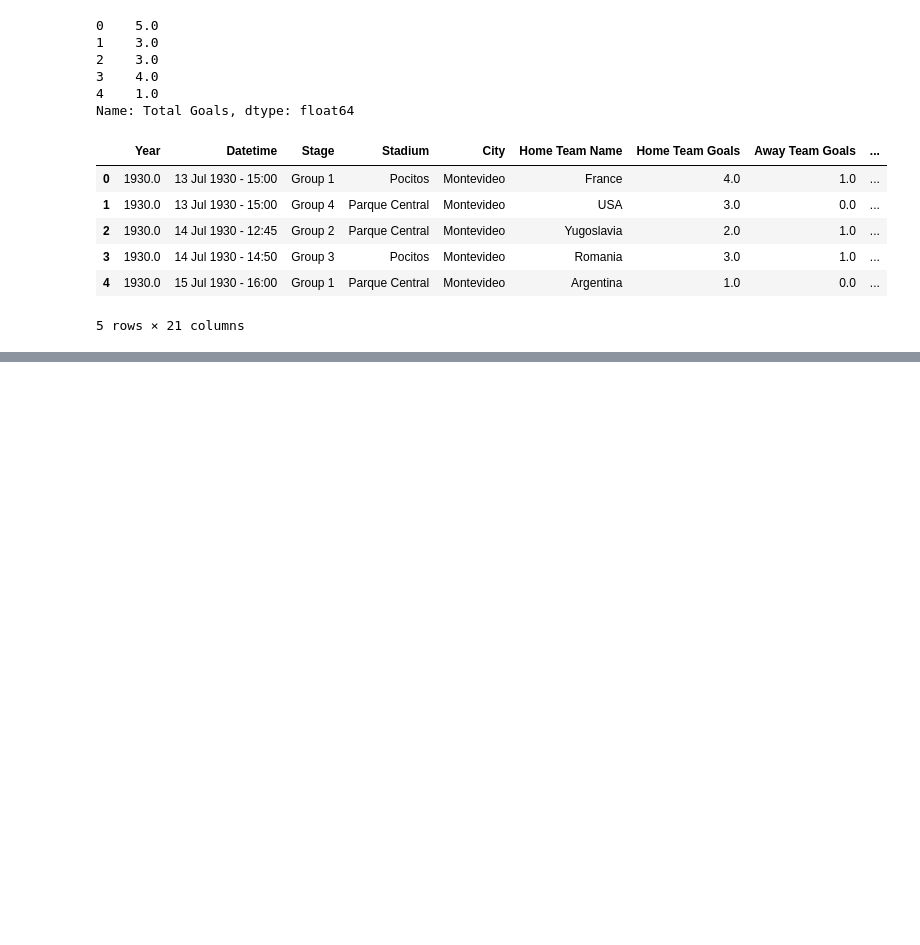
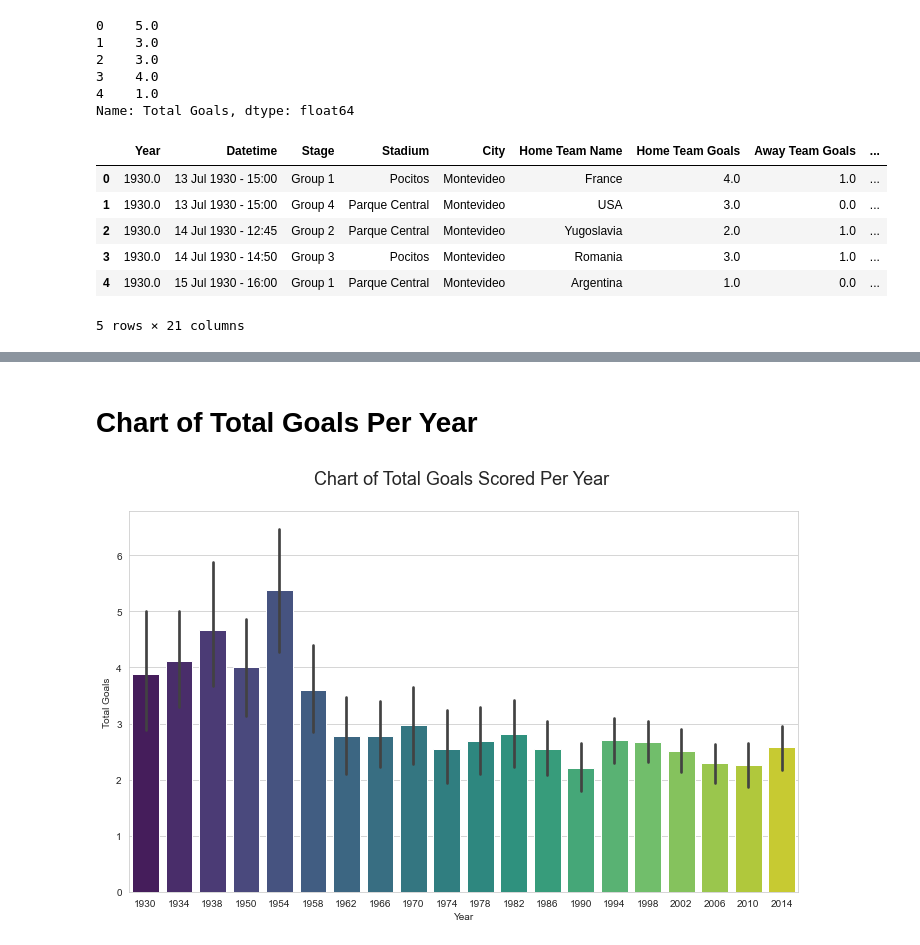
Before and after one commit to Beentha/stutern, a Jupyter notebook: module8assignment4.ipynb, the cells around one changed output, grey strips where cells are left out. Cells and saved outputs as stored; diff of their text form; code cells hidden in the pictures; blank space fills up the shorter version.

```diff
--- a/module8assignment4.ipynb
+++ b/module8assignment4.ipynb
@@ -48,0 +93,12 @@ Text(0.5, 1.0, 'Chart of the Total Goals Scored Per Year')
+# %% [markdown]
+# Chart of Total Goals Per Year
+# %%
+fig, ax = plt.subplots(figsize = (12, 7))
+
+sns.barplot(y = wc_matches_df['Total Goals'],
+            x = wc_matches_df[~wc_matches_df['Year'].isnull()]['Year'].astype(int), palette='viridis')
+ax.set_title('Chart of Total Goals Scored Per Year \n', fontdict={'fontsize': 18}, loc='center')
+
+plt.show()
+# %% [output]
+[figure, added]
```
Also changed, not shown: parts of 11 cells of this notebook.
